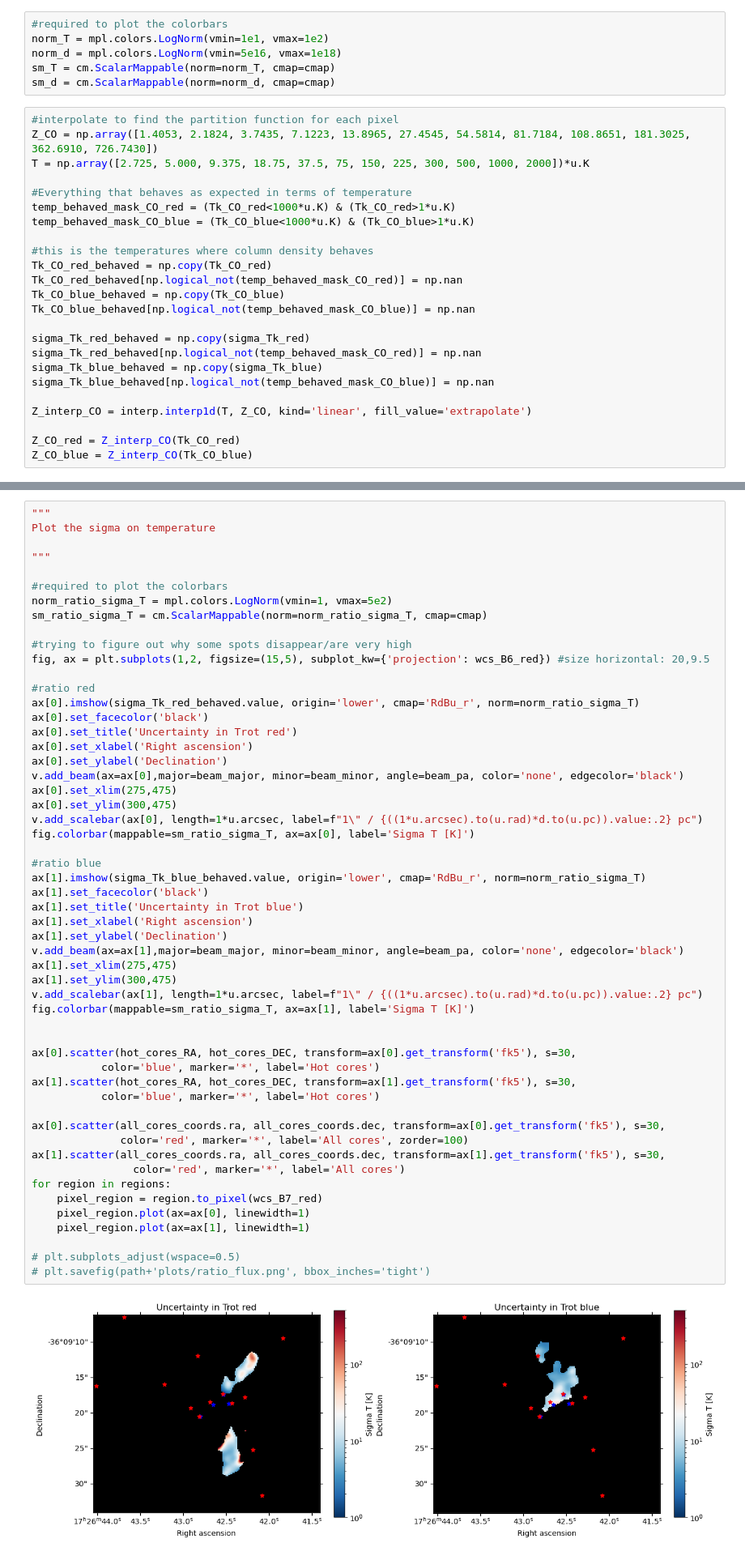
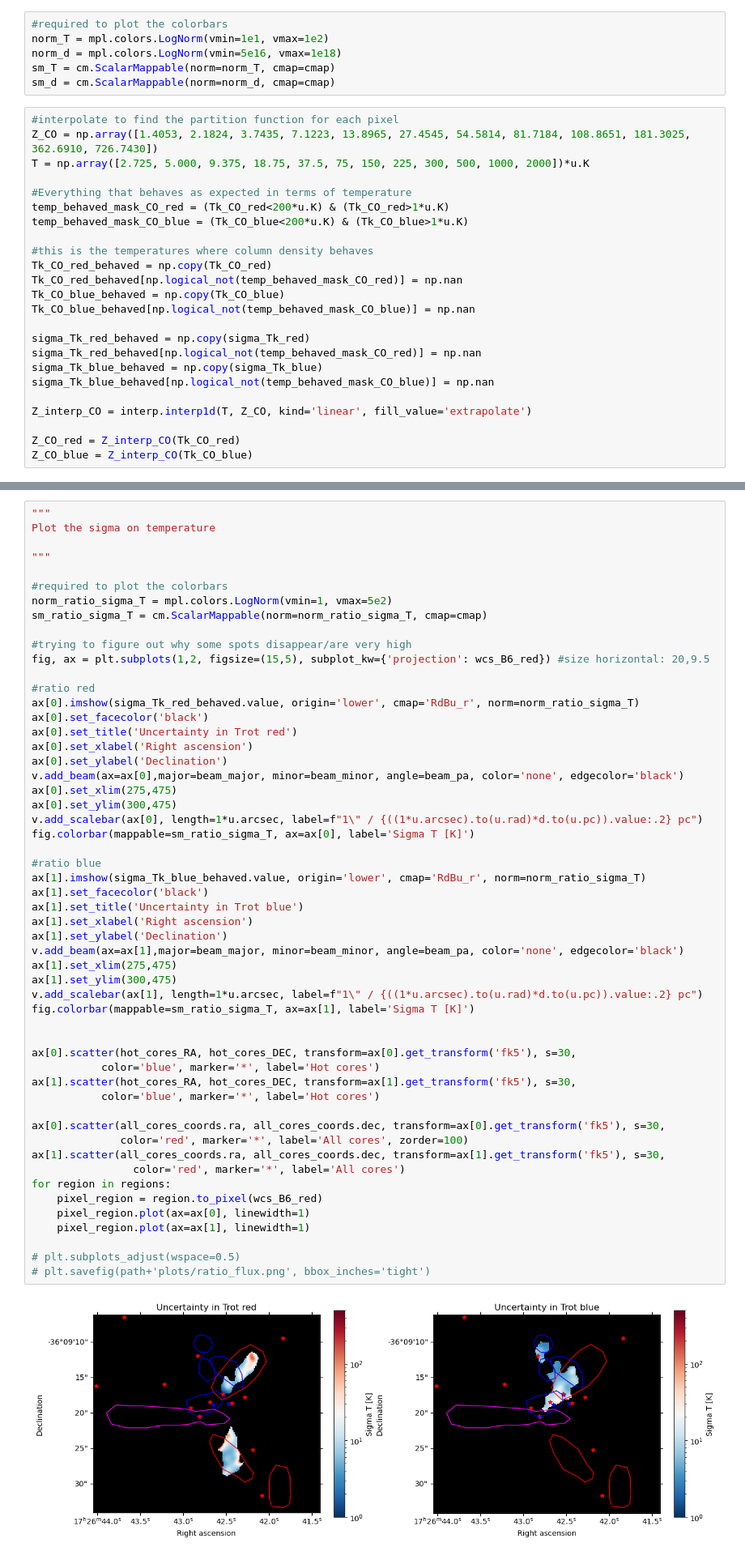
Before and after one commit to femkeballieux/master_project_2, a Jupyter notebook: code/LTERadtrans_RotDiagram_G351.77.ipynb, the cells around one changed output, grey strips where cells are left out. Shown at 81% size. Saved outputs shown, nothing was run; the diff lists cells and outputs as text.

```diff
--- a/code/LTERadtrans_RotDiagram_G351.77.ipynb
+++ b/code/LTERadtrans_RotDiagram_G351.77.ipynb
@@ -350,8 +350,8 @@ Z_CO = np.array([1.4053, 2.1824, 3.7435, 7.1223, 13.8965, 27.4545, 54.5814, 81.7
 T = np.array([2.725, 5.000, 9.375, 18.75, 37.5, 75, 150, 225, 300, 500, 1000, 2000])*u.K
 
 #Everything that behaves as expected in terms of temperature
-temp_behaved_mask_CO_red = (Tk_CO_red<1000*u.K) & (Tk_CO_red>1*u.K)
-temp_behaved_mask_CO_blue = (Tk_CO_blue<1000*u.K) & (Tk_CO_blue>1*u.K)
+temp_behaved_mask_CO_red = (Tk_CO_red<200*u.K) & (Tk_CO_red>1*u.K)
+temp_behaved_mask_CO_blue = (Tk_CO_blue<200*u.K) & (Tk_CO_blue>1*u.K)
 
 #this is the temperatures where column density behaves
 Tk_CO_red_behaved = np.copy(Tk_CO_red)
@@ -515,34 +515,34 @@ fig.colorbar(mappable=sm_ratio_sigma_T, ax=ax[0], label='Sigma T [K]')
 
 #ratio blue
 ax[1].imshow(sigma_Tk_blue_behaved.value, origin='lower', cmap='RdBu_r', norm=norm_ratio_sigma_T)
 ax[1].set_facecolor('black')
 ax[1].set_title('Uncertainty in Trot blue')
 ax[1].set_xlabel('Right ascension')
 ax[1].set_ylabel('Declination')
 v.add_beam(ax=ax[1],major=beam_major, minor=beam_minor, angle=beam_pa, color='none', edgecolor='black')
 ax[1].set_xlim(275,475)
 ax[1].set_ylim(300,475)
 v.add_scalebar(ax[1], length=1*u.arcsec, label=f"1\" / {((1*u.arcsec).to(u.rad)*d.to(u.pc)).value:.2} pc")
 fig.colorbar(mappable=sm_ratio_sigma_T, ax=ax[1], label='Sigma T [K]')
 
 
 ax[0].scatter(hot_cores_RA, hot_cores_DEC, transform=ax[0].get_transform('fk5'), s=30,
            color='blue', marker='*', label='Hot cores')
 ax[1].scatter(hot_cores_RA, hot_cores_DEC, transform=ax[1].get_transform('fk5'), s=30,
            color='blue', marker='*', label='Hot cores')
 
 ax[0].scatter(all_cores_coords.ra, all_cores_coords.dec, transform=ax[0].get_transform('fk5'), s=30,
               color='red', marker='*', label='All cores', zorder=100)
 ax[1].scatter(all_cores_coords.ra, all_cores_coords.dec, transform=ax[1].get_transform('fk5'), s=30,
                 color='red', marker='*', label='All cores')
 for region in regions:
-    pixel_region = region.to_pixel(wcs_B7_red)
+    pixel_region = region.to_pixel(wcs_B6_red)
     pixel_region.plot(ax=ax[0], linewidth=1)
     pixel_region.plot(ax=ax[1], linewidth=1)
 
 # plt.subplots_adjust(wspace=0.5)
 # plt.savefig(path+'plots/ratio_flux.png', bbox_inches='tight')
 # %% [output]
-[figure, old version]
+[figure, new version]
 # %%
 """
```
Also changed, not shown: parts of 3 cells of this notebook, 9 other files.
